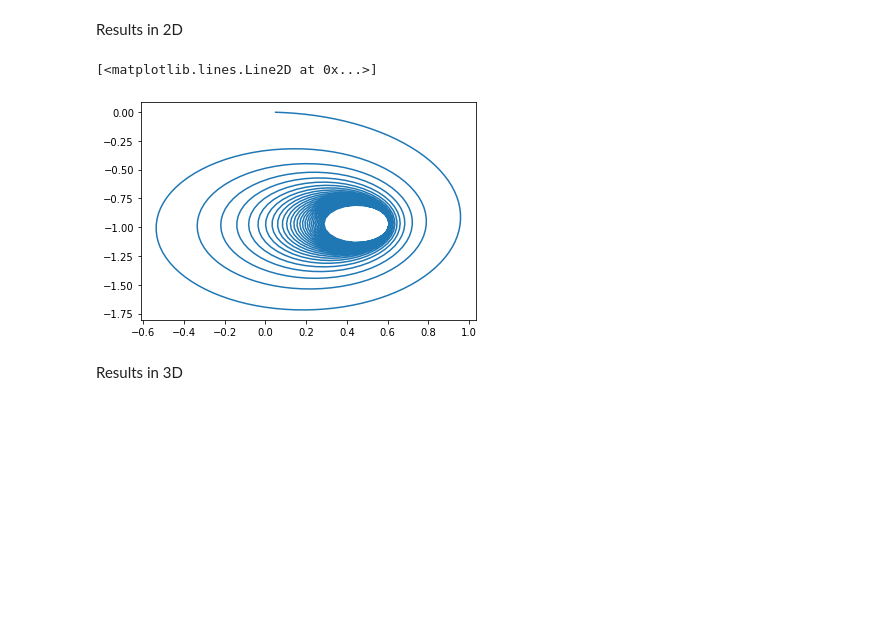
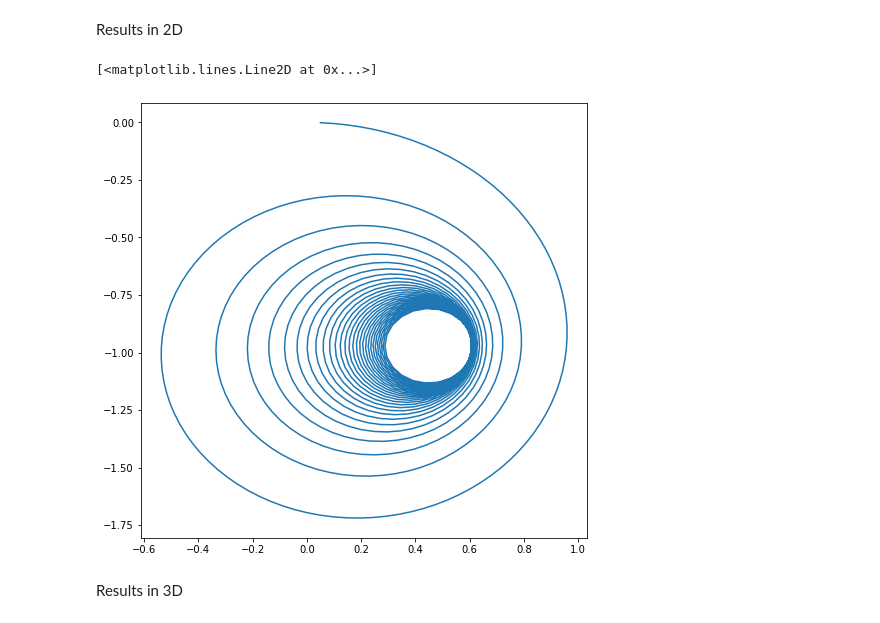
Before and after one commit to marcinwolter/GammaFactory, a Jupyter notebook: tracks_in_magnetic_field.ipynb, the cells around one changed output. Saved outputs shown, nothing was run; the diff lists cells and outputs as text; code cells hidden in the pictures; blank space fills up the shorter version.

```diff
--- a/tracks_in_magnetic_field.ipynb
+++ b/tracks_in_magnetic_field.ipynb
@@ -72,10 +72,11 @@ Results in 2D
 %matplotlib inline
 import matplotlib.pyplot as plt
 # %%
+plt.figure(figsize=(8,8))
 plt.plot(positions[:, 1], positions[:, 2])
 # %% [output]
 [<matplotlib.lines.Line2D at 0x...>]
-[figure, old version]
+[figure, new version]
 # %% [markdown]
 Results in 3D
 # %%
```
Also changed, not shown: parts of 2 cells of this notebook.
